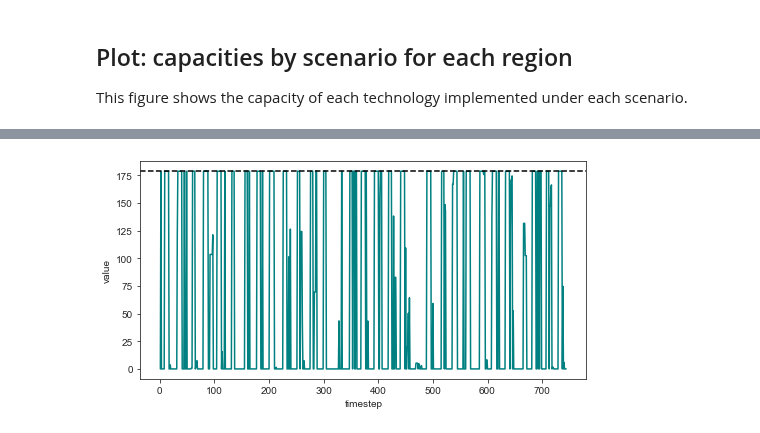
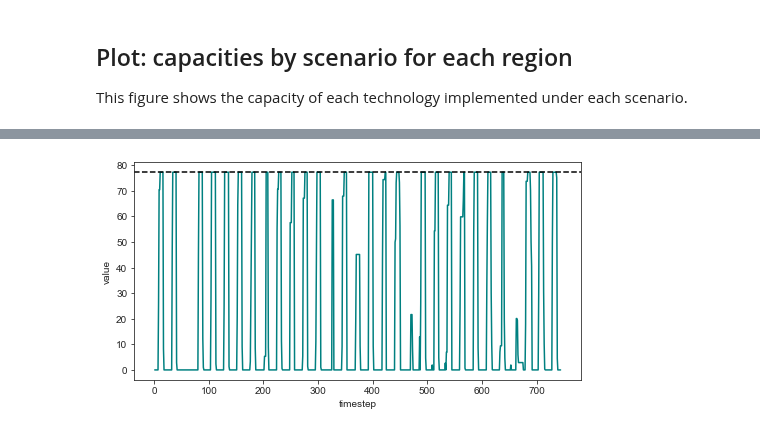
Before and after one commit to amanmajid/nextra, a Jupyter notebook: analysis/icae_results.ipynb, the cells around one changed output, grey strips where cells are left out. Saved outputs shown, nothing was run; the diff lists cells and outputs as text; code cells hidden in the pictures.

```diff
--- a/analysis/icae_results.ipynb
+++ b/analysis/icae_results.ipynb
@@ -324,5 +324,5 @@ results['NCO'].get_capacities()
 # %%
-node = 'israel_battery_storage'
+node = 'gaza_battery_storage'
 results['NCO'].plot_battery_storage_volume(node=node,days=1000000,month=1)
 # %% [output]
-[figure, old version]
+[figure, new version]
```
Also changed, not shown: parts of 6 cells of this notebook, 7 other files.
